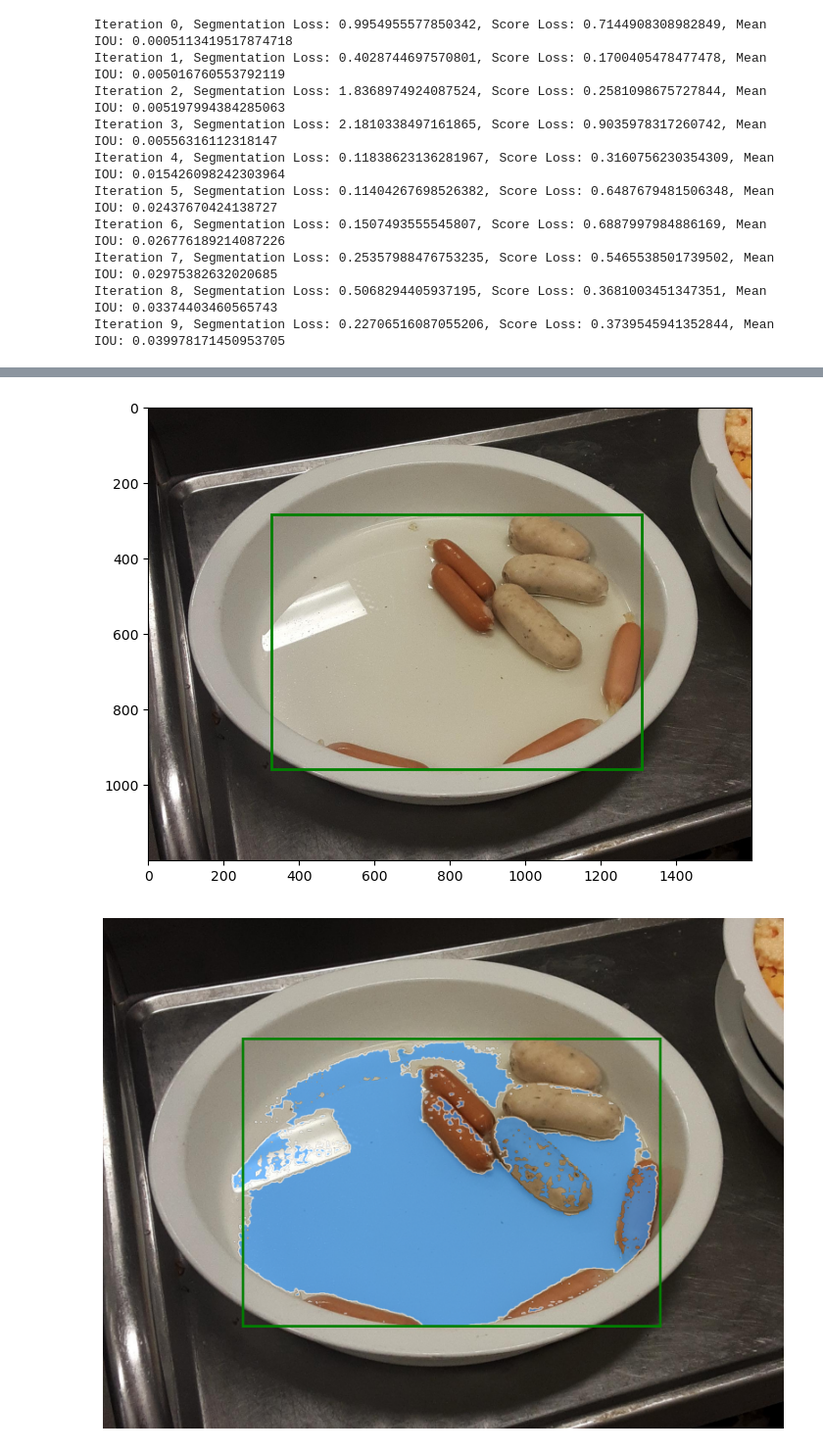
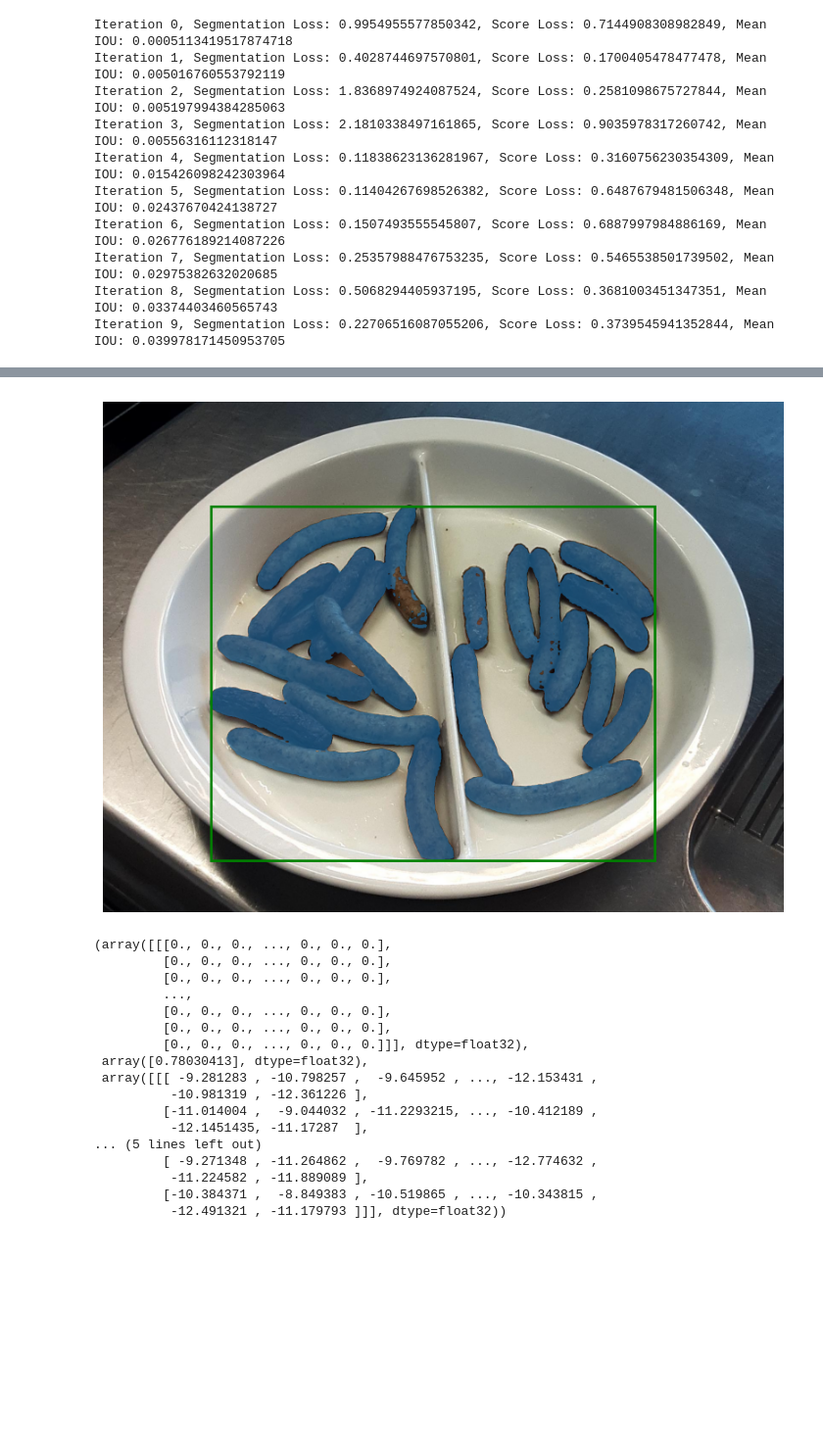
Before and after one commit to bigmb/mb_annotation, a Jupyter notebook: finetune_sam2.ipynb, the cells around one changed output, grey strips where cells are left out. Shown at 98% size. Drawn from its saved outputs; the diff is of its cells as text; code cells hidden in the pictures; blank space fills up the shorter version.

```diff
--- a/finetune_sam2.ipynb
+++ b/finetune_sam2.ipynb
@@ -36,2 +94,3 @@ data[0]
 # %%
-predictor = sam_predictor('/home/malav/Desktop/segment-anything-2/checkpoints/sam2_hiera_small.pt','./sam2_hiera_s.yaml',device='cpu')
+from mb_llm.segsam2 import ImagePredictor
+img_processor = ImagePredictor('./sam2_hiera_s.yaml','/home/malav/Desktop/segment-anything-2/checkpoints/sam2_hiera_small.pt')
@@ -85,5 +96,0 @@ def get_points(mask,num_points): # Sample points inside the input mask
-# %%
-import pandas as pd
-
-t1 = pd.read_csv("/home/malav/Downloads/datasets/pp_dataset/data_to_test/full_path_data.csv")
-t1.head(2)
@@ -134,21 +97,22 @@ with torch.no_grad():
-# %%
-
-with torch.no_grad():
-        predictor.set_image(image)
-        masks, scores, logits = predictor.predict(box=bbox, multimask_output=False)
-
-        sorted_ind = np.argsort(scores)[::-1]
-        masks = masks[sorted_ind]
-        scores = scores[sorted_ind]
-        logits = logits[sorted_ind]
-
-        plt.figure(figsize=(9, 6))
-        plt.imshow(image)
-
-        if bbox is not None:
-            show_box(bbox, plt.gca())
-
-        show_masks_image(image, masks, scores, box_coords=bbox)
-# %% [output]
-[figure, removed]
-[figure, removed]
+# %%
+img_processor.set_image(t1['image_path'].iloc[row_val])
+img_processor.predict_item(bbox=bbox_np,gemini_bbox=False) ## RETURNS : MASKS, SCORES, LOGITS
+# %% [output]
+[figure, added]
+(array([[[0., 0., 0., ..., 0., 0., 0.],
+         [0., 0., 0., ..., 0., 0., 0.],
+         [0., 0., 0., ..., 0., 0., 0.],
+         ...,
+         [0., 0., 0., ..., 0., 0., 0.],
+         [0., 0., 0., ..., 0., 0., 0.],
+         [0., 0., 0., ..., 0., 0., 0.]]], dtype=float32),
+ array([0.78030413], dtype=float32),
+ array([[[ -9.281283 , -10.798257 ,  -9.645952 , ..., -12.153431 ,
+          -10.981319 , -12.361226 ],
+         [-11.014004 ,  -9.044032 , -11.2293215, ..., -10.412189 ,
+          -12.1451435, -11.17287  ],
+... (5 lines left out)
+         [ -9.271348 , -11.264862 ,  -9.769782 , ..., -12.774632 ,
+          -11.224582 , -11.889089 ],
+         [-10.384371 ,  -8.849383 , -10.519865 , ..., -10.343815 ,
+          -12.491321 , -11.179793 ]]], dtype=float32))
```
Also changed, not shown: parts of 14 cells of this notebook, 2 other files.
